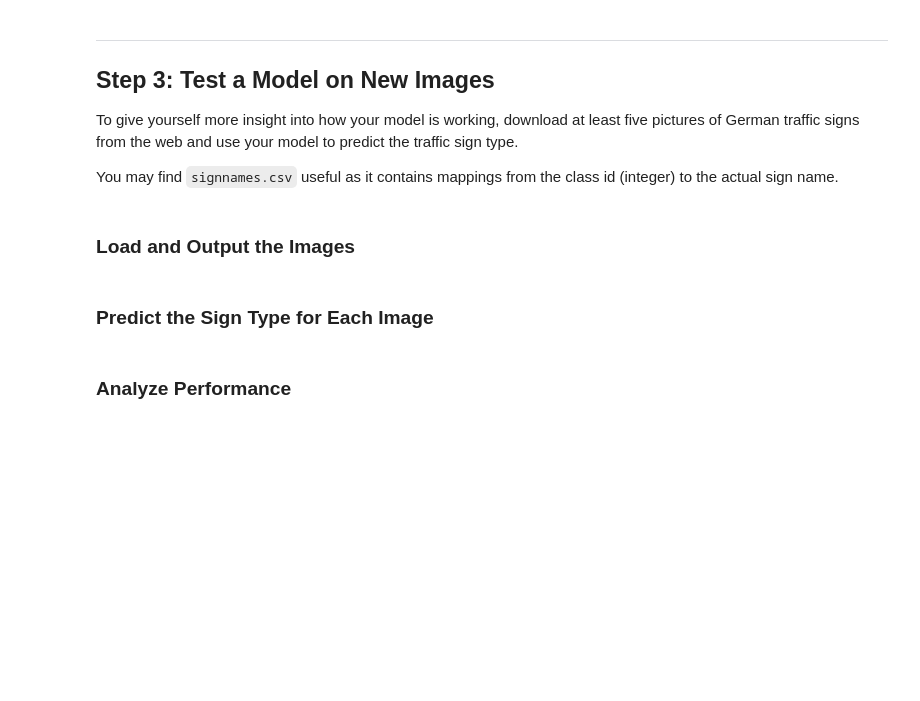
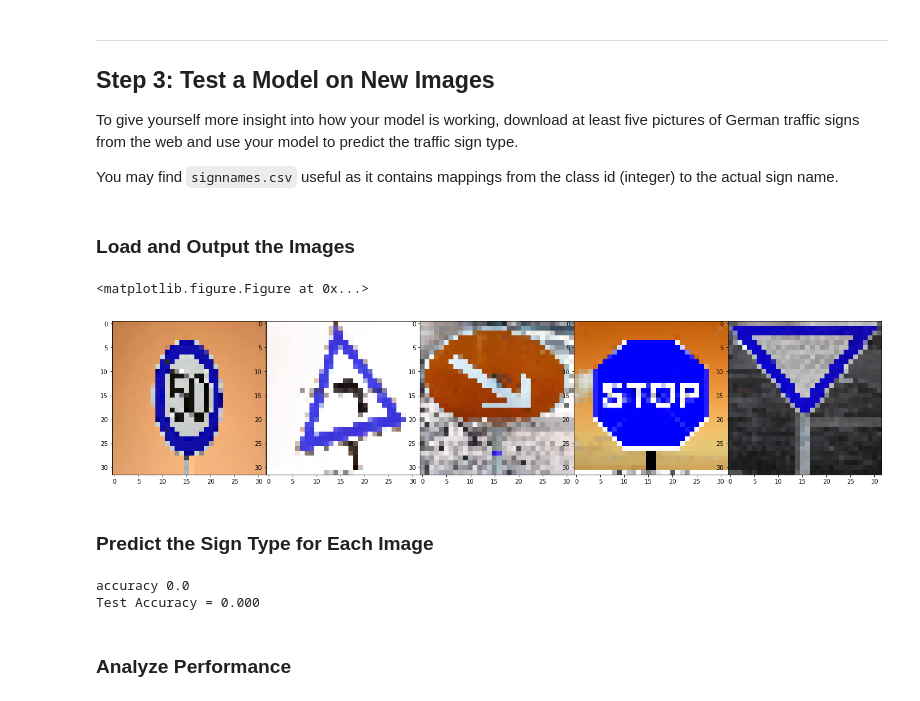
Before and after one commit to IanBoyanZhang/CarND-Traffic-Sign-Classifier-Project, a Jupyter notebook: Traffic_Sign_Classifier.ipynb, the cells around one changed output. Cells and saved outputs as stored; diff of their text form; code cells hidden in the pictures; blank space fills up the shorter version.

Commit message:
[Debug] Something is wrong with new image prediction

```diff
--- a/Traffic_Sign_Classifier.ipynb
+++ b/Traffic_Sign_Classifier.ipynb
@@ -574,7 +606,7 @@ new_files = ['pack/50.jpg',
              'pack/keep_right.jpg',
              'pack/stop.jpg',
              'pack/yield.jpg']
-y_test_online = [2, 19, 38, 14, 13]
+y_test_online = [3, 19, 38, 14, 13]
 y_test_online = np.asarray(y_test_online, dtype=np.uint8)
 
 # is color
@@ -582,45 +614,67 @@ img_list = []
 for i in range(len(new_files)):
     img_list.append(cv2.imread(new_files[i], 1))
 
 img_resized_list = []
 for i in range(len(new_files)):
     img_resized_list.append(cv2.resize(img_list[i], (32, 32), interpolation=cv2.INTER_CUBIC))
 
 X_test_online = np.asarray(img_resized_list)
 
 
 #---------------------------------------------------------------------------------------
 # Ploting test images
 #---------------------------------------------------------------------------------------
 
 # print(X_test_online)
 plt.figure()
 fig5, axs1 = plt.subplots(1,5, figsize=(23, 15), facecolor='w', edgecolor='k')
 fig5.subplots_adjust(hspace = .5, wspace=.001)
 axs1 = axs1.ravel()
 
 for i in range(len(X_test_online)):
     axs1[i].imshow(np.asarray(X_test_online[i], dtype=np.uint8))
 
-
 #---------------------------------------------------------------------------------------
 # Preprocessing
 #---------------------------------------------------------------------------------------
 if CHANNEL == 1:
     X_test_online = img_to_grayscale(X_test_online)
 if NORMALIZE:
     X_test_online = normalize(X_test_online)
+# %% [output]
+<matplotlib.figure.Figure at 0x...>
+[figure, added]
 # %% [markdown]
 ### Predict the Sign Type for Each Image
 # %%
 ### Run the predictions here and use the model to output the prediction for each image.
 ### Make sure to pre-process the images with the same pre-processing pipeline used earlier.
 ### Feel free to use as many code cells as needed
+
+# SOMETHING IS WRONG WITH PREDICTION
+
+def evaluate_with_batch(X_data, y_data, batch_size):
+    num_examples = len(X_data)
+    total_accuracy = 0
+    sess = tf.get_default_session()
+    for offset in range(0, num_examples, BATCH_SIZE):
+        end = offset + batch_size
+        batch_x, batch_y = X_data[offset:end], y_data[offset:end]
+        if DROPOUT:
+            accuracy = sess.run(accuracy_operation, feed_dict={x: batch_x, y: batch_y, keep_prob: 1.0})
+        else:
+            accuracy = sess.run(accuracy_operation, feed_dict={x: batch_x, y: batch_y})
+        total_accuracy += (accuracy * len(batch_x))
+    return total_accuracy / num_examples
+
 with tf.Session() as sess:
     saver.restore(sess, tf.train.latest_checkpoint('.'))
 
-    test_accuracy = evaluate(X_test_online, y_test_online)
+    test_accuracy = evaluate_with_batch(X_test_online, y_test_online, batch_size = 5)
     print("Test Accuracy = {:.3f}".format(test_accuracy))
+# %% [output]
+accuracy 0.0
+Test Accuracy = 0.000
 # %% [markdown]
 ### Analyze Performance
 # %%
```
Also changed, not shown: parts of 5 cells of this notebook.
